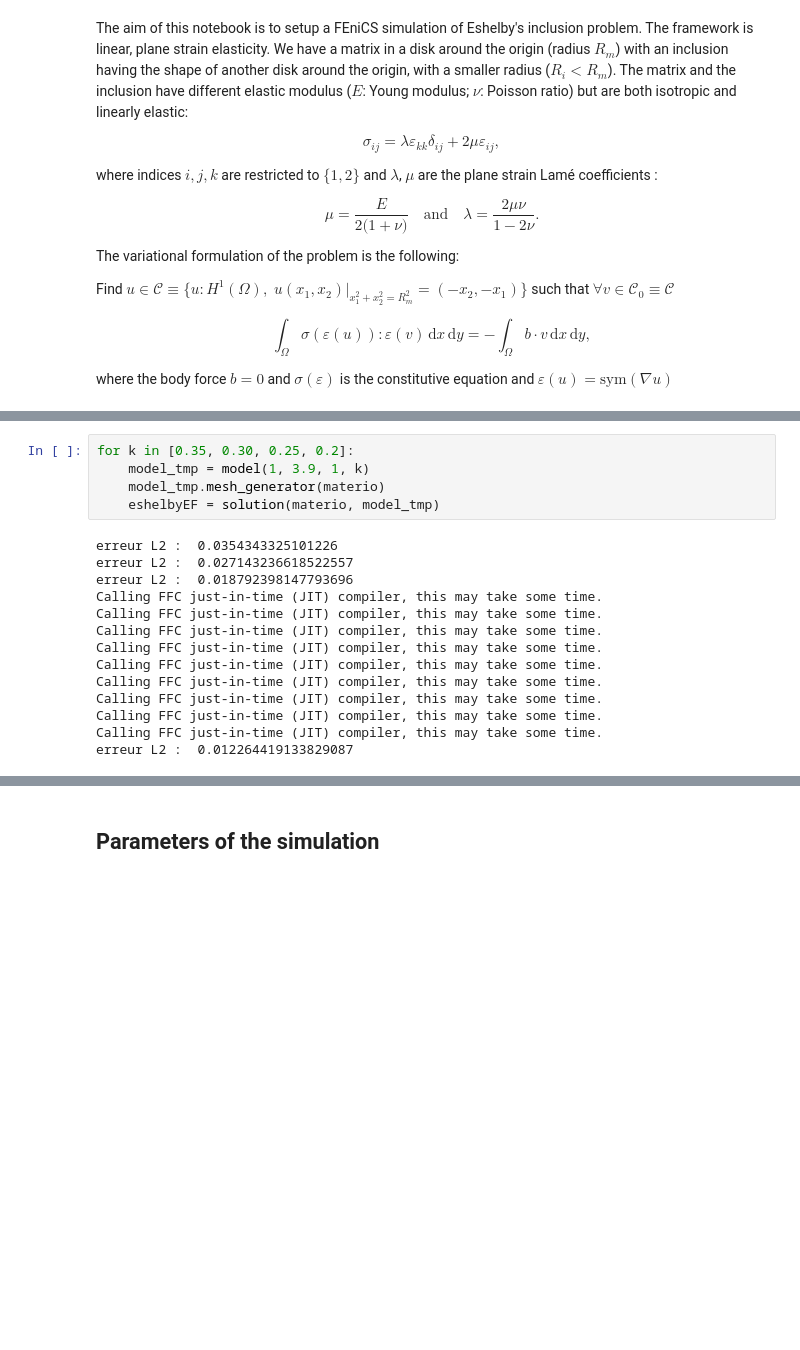
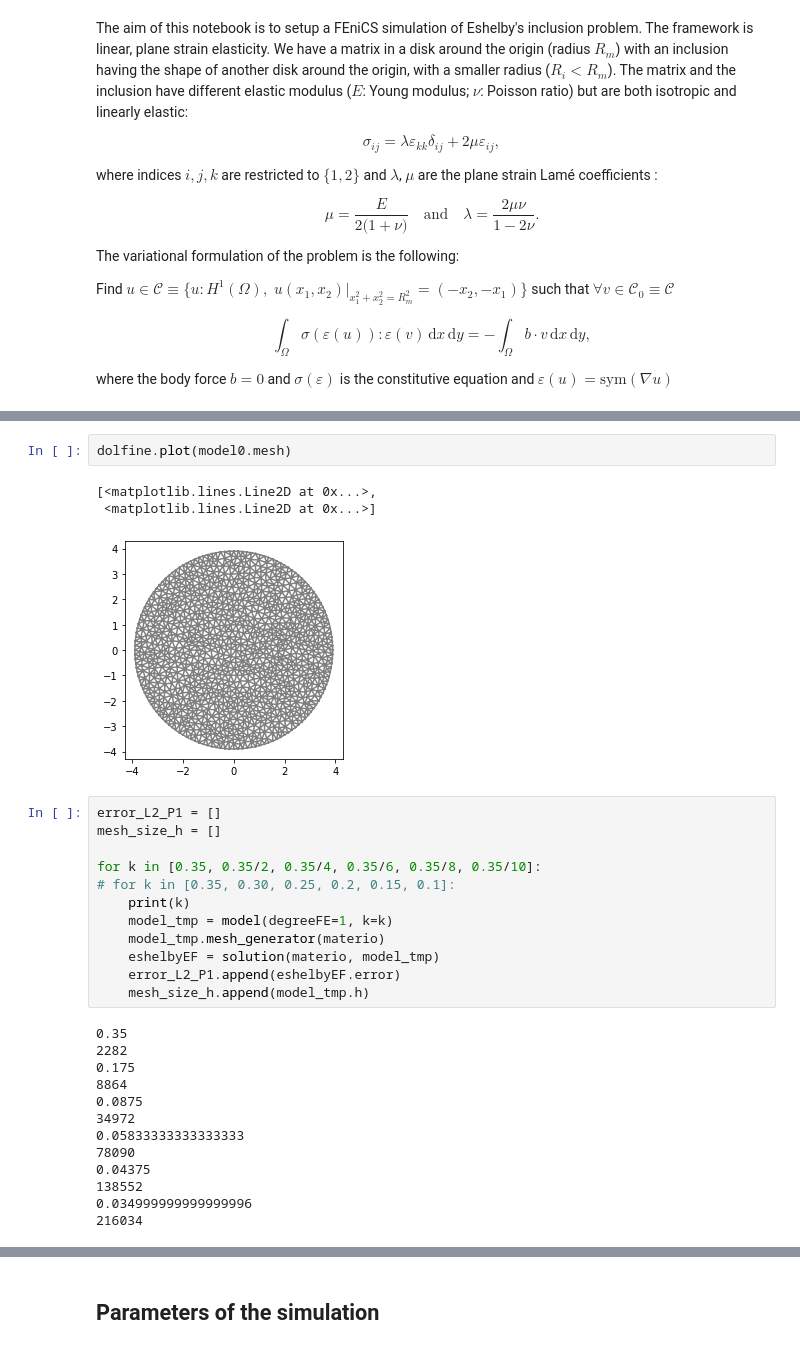
Before and after one commit to a-latyshev/Fenics_AMMS_2021, a Jupyter notebook: TP1/03-Eshelby_inhomogeneity.ipynb, the cells around one changed output, grey strips where cells are left out. Drawn from its saved outputs; the diff is of its cells as text; blank space fills up the shorter version.

```diff
--- a/TP1/03-Eshelby_inhomogeneity.ipynb
+++ b/TP1/03-Eshelby_inhomogeneity.ipynb
@@ -48,19 +82,31 @@ erreur L2 :  0.0354343325101226
+# %%
+dolfine.plot(model0.mesh)
+# %% [output]
+[<matplotlib.lines.Line2D at 0x...>,
+ <matplotlib.lines.Line2D at 0x...>]
+[figure, added]
 # %%
-for k in [0.35, 0.30, 0.25, 0.2]:
-    model_tmp = model(1, 3.9, 1, k)
+error_L2_P1 = []
+mesh_size_h = []
+
+for k in [0.35, 0.35/2, 0.35/4, 0.35/6, 0.35/8, 0.35/10]:
+# for k in [0.35, 0.30, 0.25, 0.2, 0.15, 0.1]:
+    print(k)
+    model_tmp = model(degreeFE=1, k=k)
     model_tmp.mesh_generator(materio)
     eshelbyEF = solution(materio, model_tmp)
+    error_L2_P1.append(eshelbyEF.error)
+    mesh_size_h.append(model_tmp.h)
 # %% [output]
-erreur L2 :  0.0354343325101226
-erreur L2 :  0.027143236618522557
-erreur L2 :  0.018792398147793696
-Calling FFC just-in-time (JIT) compiler, this may take some time.
-Calling FFC just-in-time (JIT) compiler, this may take some time.
-Calling FFC just-in-time (JIT) compiler, this may take some time.
-Calling FFC just-in-time (JIT) compiler, this may take some time.
-Calling FFC just-in-time (JIT) compiler, this may take some time.
-Calling FFC just-in-time (JIT) compiler, this may take some time.
-Calling FFC just-in-time (JIT) compiler, this may take some time.
-Calling FFC just-in-time (JIT) compiler, this may take some time.
-Calling FFC just-in-time (JIT) compiler, this may take some time.
-erreur L2 :  0.012264419133829087
+0.35
+2282
+0.175
+8864
+0.0875
+34972
+0.05833333333333333
+78090
+0.04375
+138552
+0.034999999999999996
+216034
```
Also changed, not shown: parts of 15 cells of this notebook, 3 other files.
